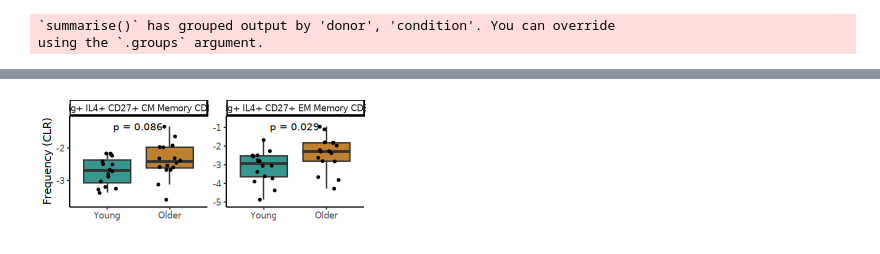
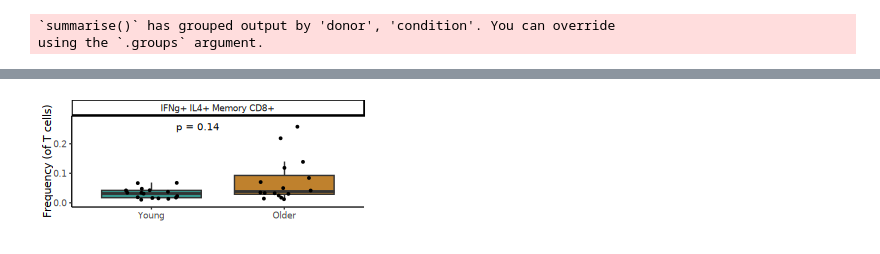
Before and after one commit to aifimmunology/IHA-Figure, a Jupyter notebook: Extended_Figure9/06_FigF.ipynb, the cells around one changed output, grey strips where cells are left out. Drawn from its saved outputs; the diff is of its cells as text; code cells hidden in the pictures.

```diff
--- a/Extended_Figure9/06_FigF.ipynb
+++ b/Extended_Figure9/06_FigF.ipynb
@@ -71,7 +71,8 @@ dbl (22): FSC, FSC-H, SSC, SSC-B, SSC-B-H, SSC-H, CCR7, IFNg, CD3, CD45RA, C...
 ℹ Use `spec()` to retrieve the full column specification for this data.
 ℹ Specify the column types or set `show_col_types = FALSE` to quiet this message.
 # %%
-freq_df<-df %>%
+freq_df<-df %>%    mutate(Final_Celltype=paste(L4,L2,L1))%>%
+
     group_by(donor, condition, Final_Celltype) %>%
     summarise(count = n()) %>%
     group_by(donor, condition) %>%
@@ -93,28 +104,35 @@ freq_df_subset<-freq_df %>%
            grepl("TCR", condition),
            !grepl("Other", Final_Celltype)) %>% ungroup()
+# %%
+freq_df_subset<-freq_df %>%
+    filter(grepl("IL4\\+", Final_Celltype),
+           grepl("IFNg\\+", Final_Celltype), grepl("CD8", Final_Celltype),
+            grepl("CD27\\+", Final_Celltype),
+           grepl("TCR", condition),
+           !grepl("Other", Final_Celltype)) %>% ungroup()
 # %%
 freq_df_subset<-freq_df_subset %>% mutate(`Age Group`=case_when(cohort=="BR1"~"Young", TRUE~'Older'))
 freq_df_subset$`Age Group`<-factor(freq_df_subset$`Age Group`,levels=c("Young","Older"))
 # %%
 options(repr.plot.width = 70/25.4, repr.plot.height = 30/25.4)
 
-p<-ggplot(freq_df_subset, aes( x = `Age Group`, y = percentage_clr, fill=`Age Group`)) +
+p<-ggplot(freq_df_subset, aes( x = `Age Group`, y = percentage, fill=`Age Group`)) +
     geom_boxplot(outlier.shape = NA,lwd=0.3) +
 geom_point(position = position_jitter(width = 0.2),color="black", size=0.8,stroke=0) +
 theme_classic(base_size=6)+
 stat_compare_means(aes(label = paste0("p = ", after_stat(p.format))),
     size=2,
     label.x=1.25,
     vjust = 0.5)+
     scale_fill_manual(values = c("Older" = '#bf812d', "Young" = '#35978f'))+
     scale_y_continuous(limits = c(NA, NA),
                        expand = expansion(mult = c(0.1, 0.15)))+
 theme(legend.position="none")+
 xlab('')+
-ylab('Frequency (CLR)')+facet_wrap(~Final_Celltype,scale="free")
+ylab('Frequency (of T cells)')+facet_wrap(~Final_Celltype,scale="free")
 
 
 p
 ggsave('FigureA.pdf',p,width = 60/25.4,height = 30/25.4)
 # %% [output]
-[figure, old version]
+[figure, new version]
```
Also changed, not shown: parts of 2 cells of this notebook, 2 other files.
